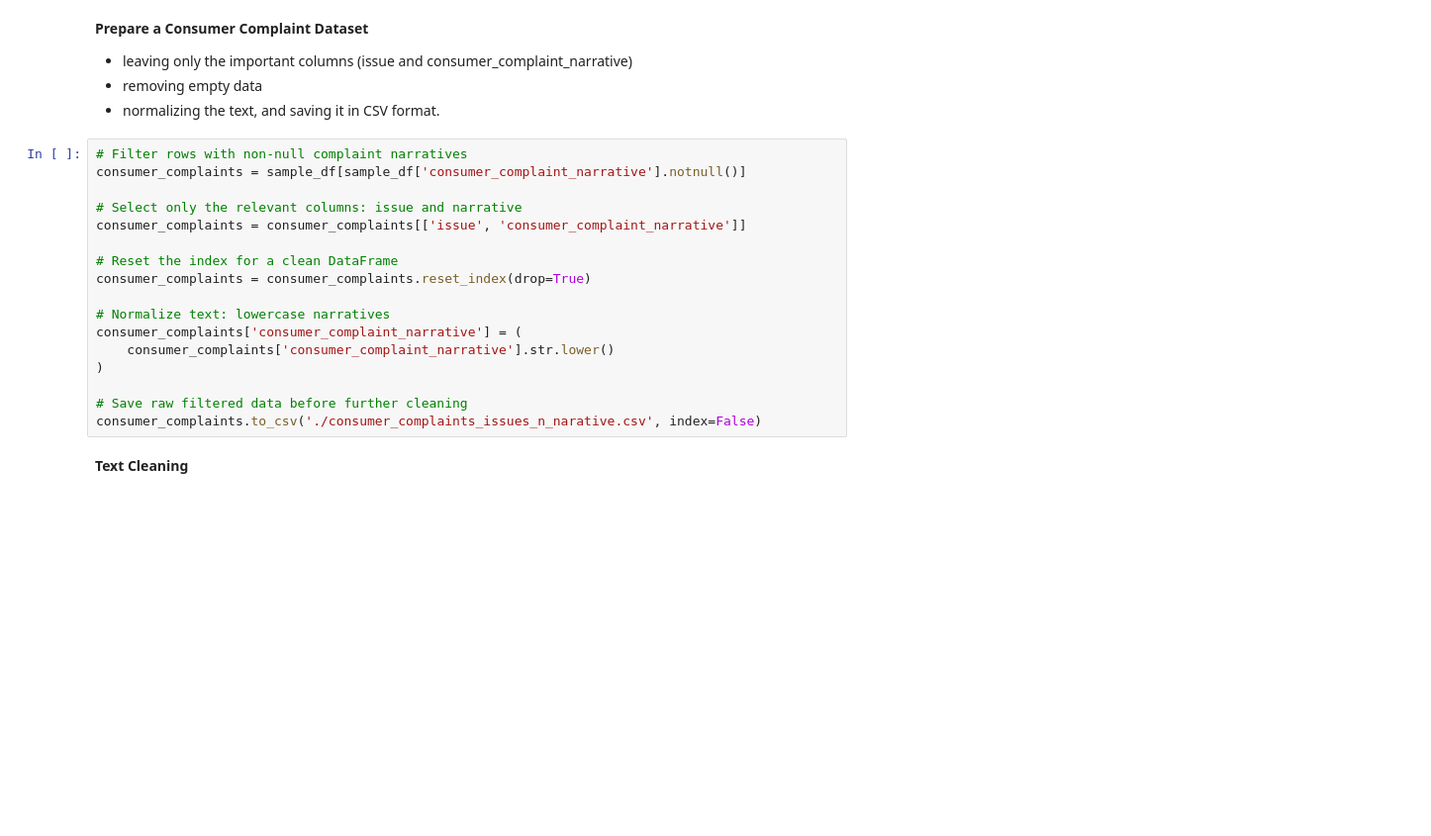
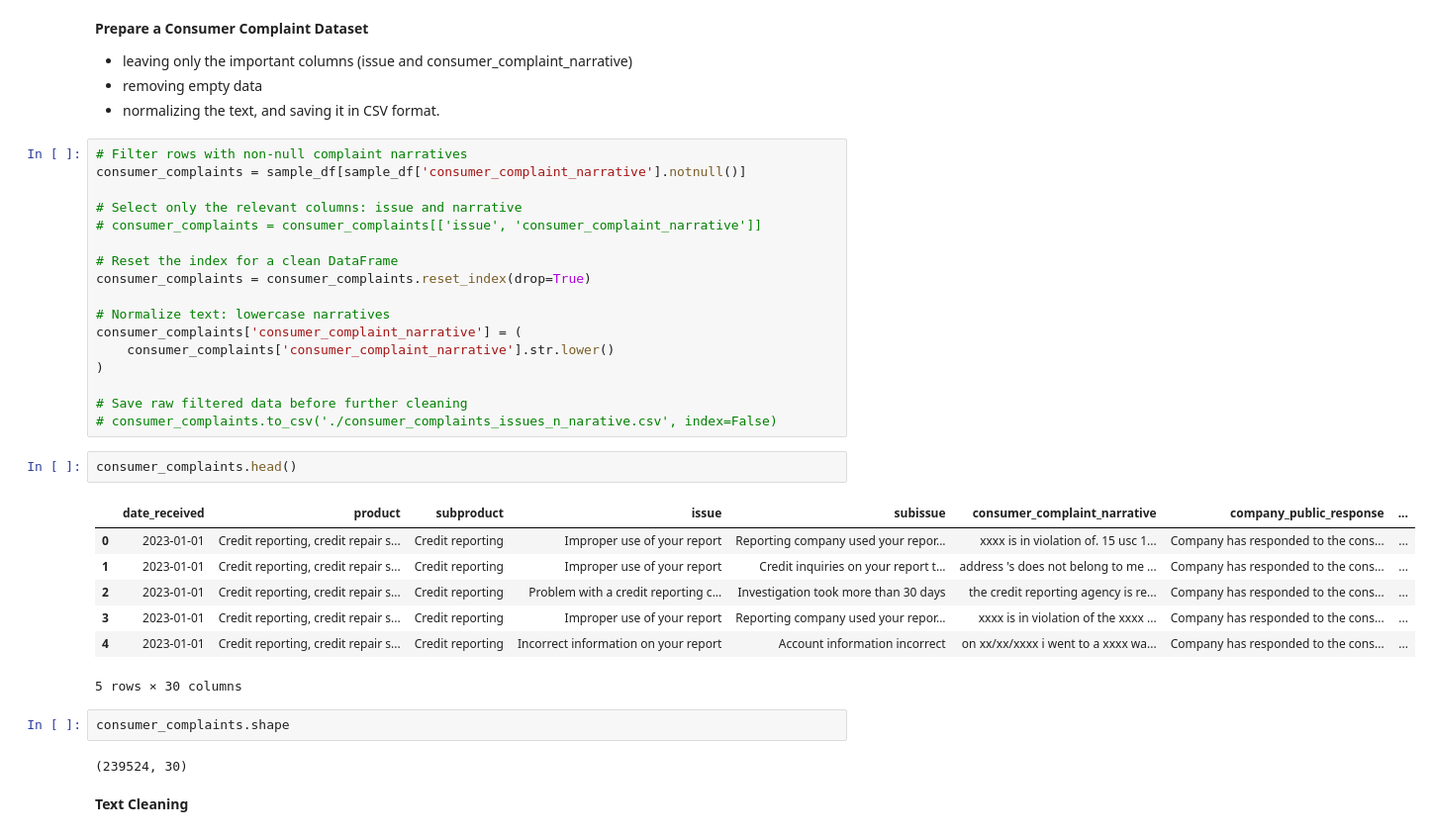
Before and after one commit to FillipusAditya/final-project-compfest17-bebek-ngapak, a Jupyter notebook: main.ipynb, the cells around one changed output. Shown at 99% size. Saved outputs shown, nothing was run; the diff lists cells and outputs as text; blank space fills up the shorter version.

```diff
--- a/main.ipynb
+++ b/main.ipynb
@@ -731,7 +777,7 @@ plt.show()
 consumer_complaints = sample_df[sample_df['consumer_complaint_narrative'].notnull()]
 
 # Select only the relevant columns: issue and narrative
-consumer_complaints = consumer_complaints[['issue', 'consumer_complaint_narrative']]
+# consumer_complaints = consumer_complaints[['issue', 'consumer_complaint_narrative']]
 
 # Reset the index for a clean DataFrame
 consumer_complaints = consumer_complaints.reset_index(drop=True)
@@ -742,7 +788,21 @@ consumer_complaints['consumer_complaint_narrative'] = (
 )
 
 # Save raw filtered data before further cleaning
-consumer_complaints.to_csv('./consumer_complaints_issues_n_narative.csv', index=False)
+# consumer_complaints.to_csv('./consumer_complaints_issues_n_narative.csv', index=False)
+# %%
+consumer_complaints.head()
+# %% [output]
+|  | date_received | product | subproduct | issue | subissue | consumer_complaint_narrative | company_public_response | ... |
+| 0 | 2023-01-01 | Credit reporting, credit repair s... | Credit reporting | Improper use of your report | Reporting company used your repor... | xxxx is in violation of. 15 usc 1... | Company has responded to the cons... | ... |
+| 1 | 2023-01-01 | Credit reporting, credit repair s... | Credit reporting | Improper use of your report | Credit inquiries on your report t... | address 's does not belong to me ... | Company has responded to the cons... | ... |
+| 2 | 2023-01-01 | Credit reporting, credit repair s... | Credit reporting | Problem with a credit reporting c... | Investigation took more than 30 days | the credit reporting agency is re... | Company has responded to the cons... | ... |
+| 3 | 2023-01-01 | Credit reporting, credit repair s... | Credit reporting | Improper use of your report | Reporting company used your repor... | xxxx is in violation of the xxxx ... | Company has responded to the cons... | ... |
+| 4 | 2023-01-01 | Credit reporting, credit repair s... | Credit reporting | Incorrect information on your report | Account information incorrect | on xx/xx/xxxx i went to a xxxx wa... | Company has responded to the cons... | ... |
+5 rows × 30 columns
+# %%
+consumer_complaints.shape
+# %% [output]
+(239524, 30)
 # %% [markdown]
 **Text Cleaning**
 # %%
```
Also changed, not shown: parts of 22 cells of this notebook.
